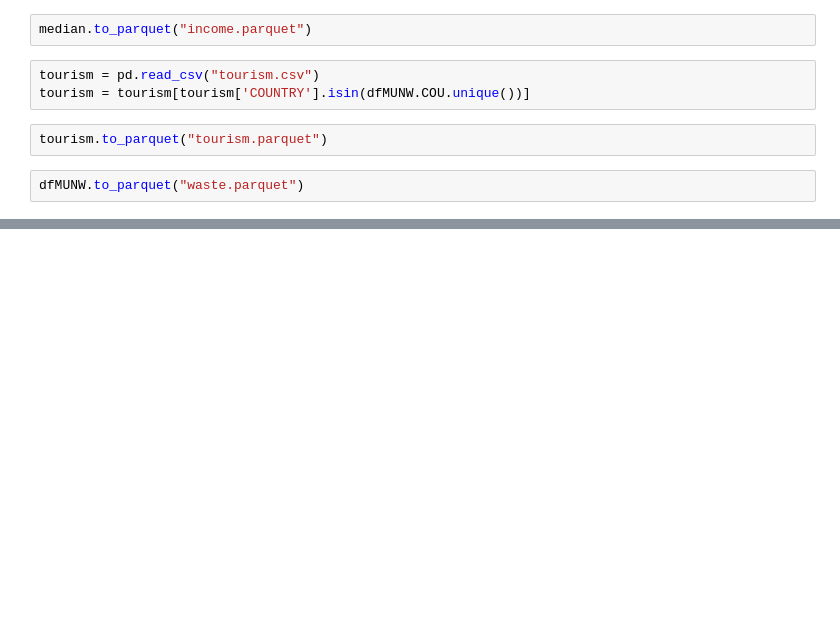
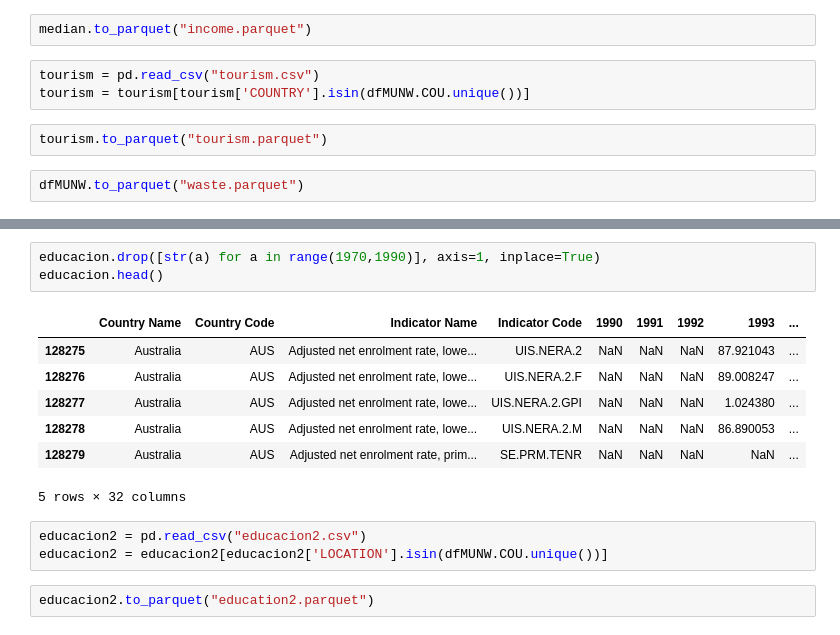
Before and after one commit to OscarGB/TFGInf, a Jupyter notebook: data.ipynb, the cells around one changed output, grey strips where cells are left out. Cells and saved outputs as stored; diff of their text form; blank space fills up the shorter version.

```diff
--- a/data.ipynb
+++ b/data.ipynb
@@ -169,0 +210,16 @@ dfMUNW.to_parquet("waste.parquet")
+# %%
+educacion.drop([str(a) for a in range(1970,1990)], axis=1, inplace=True)
+educacion.head()
+# %% [output]
+|  | Country Name | Country Code | Indicator Name | Indicator Code | 1990 | 1991 | 1992 | 1993 | ... |
+| 128275 | Australia | AUS | Adjusted net enrolment rate, lowe... | UIS.NERA.2 | NaN | NaN | NaN | 87.921043 | ... |
+| 128276 | Australia | AUS | Adjusted net enrolment rate, lowe... | UIS.NERA.2.F | NaN | NaN | NaN | 89.008247 | ... |
+| 128277 | Australia | AUS | Adjusted net enrolment rate, lowe... | UIS.NERA.2.GPI | NaN | NaN | NaN | 1.024380 | ... |
+| 128278 | Australia | AUS | Adjusted net enrolment rate, lowe... | UIS.NERA.2.M | NaN | NaN | NaN | 86.890053 | ... |
+| 128279 | Australia | AUS | Adjusted net enrolment rate, prim... | SE.PRM.TENR | NaN | NaN | NaN | NaN | ... |
+5 rows × 32 columns
+# %%
+educacion2 = pd.read_csv("educacion2.csv")
+educacion2 = educacion2[educacion2['LOCATION'].isin(dfMUNW.COU.unique())]
+# %%
+educacion2.to_parquet("education2.parquet")
```
Also changed, not shown: parts of 7 cells of this notebook, 3 other files.
